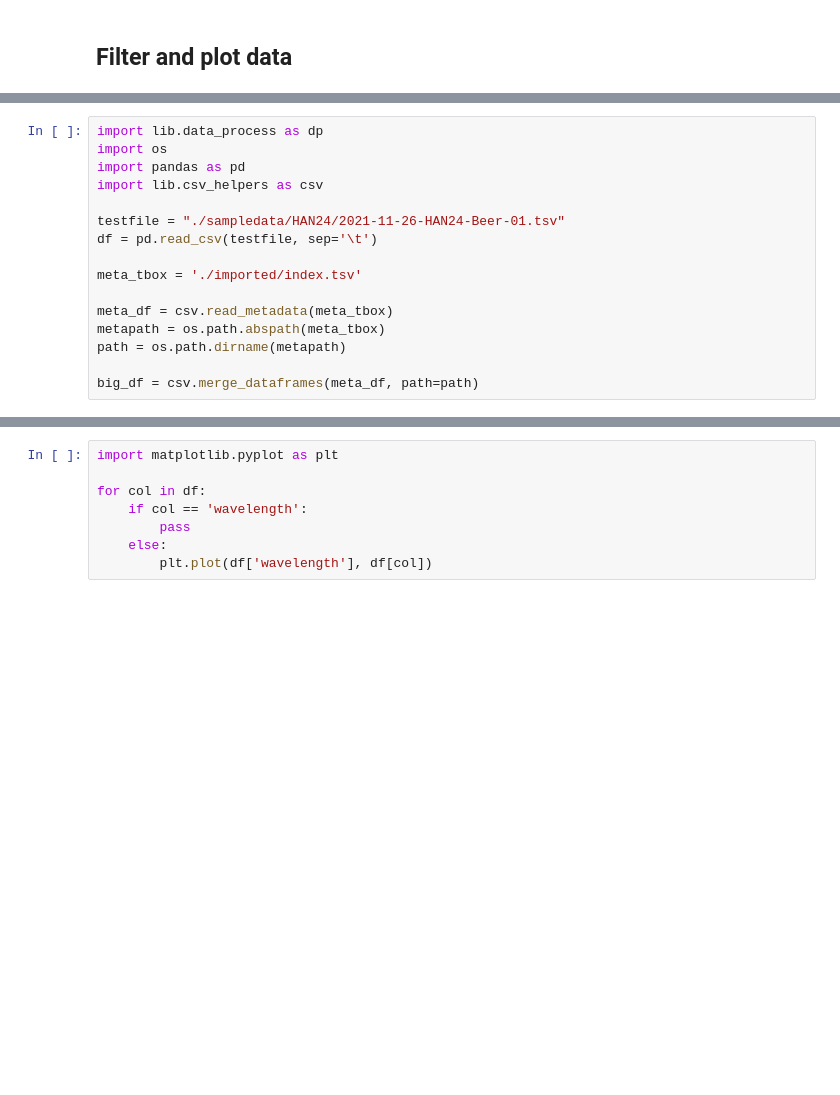
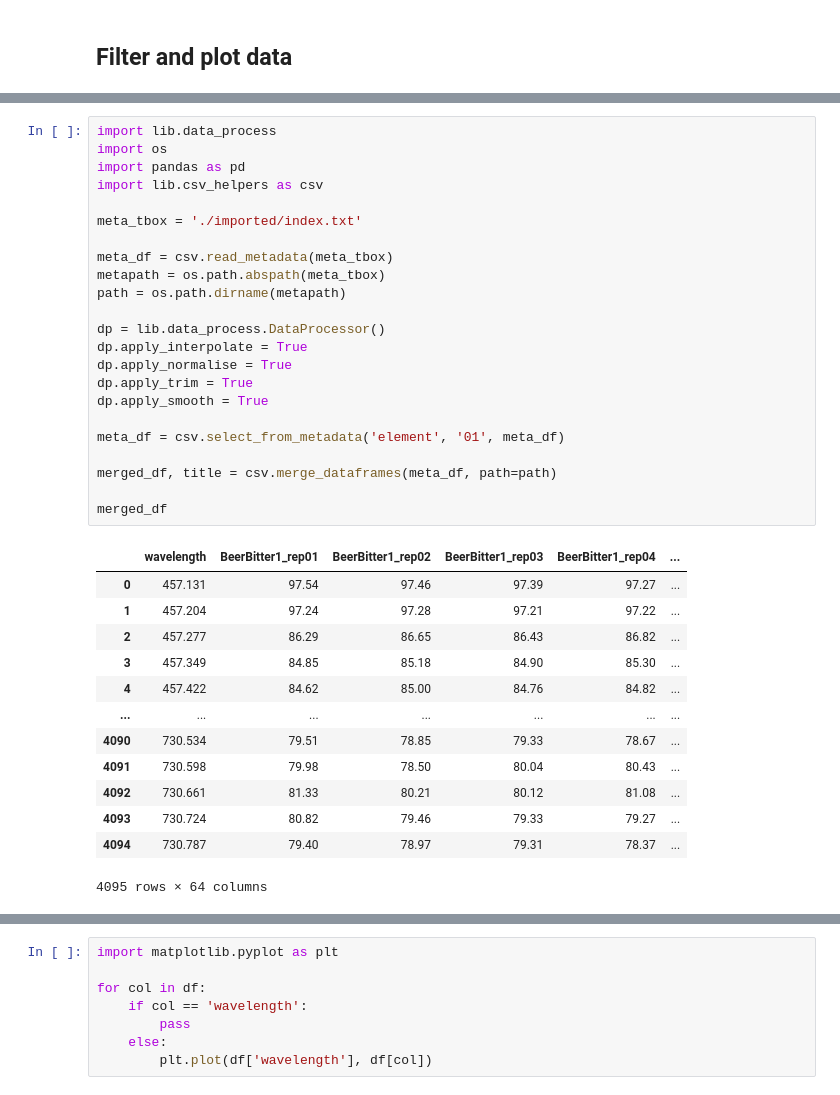
Before and after one commit to calcut/dwt-optical, a Jupyter notebook: csv_import_export.ipynb, the cells around one changed output, grey strips where cells are left out. Drawn from its saved outputs; the diff is of its cells as text; blank space fills up the shorter version.

```diff
--- a/csv_import_export.ipynb
+++ b/csv_import_export.ipynb
@@ -243,19 +322,40 @@ for e in elements:
 # %%
-import lib.data_process as dp
+import lib.data_process
 import os
 import pandas as pd
 import lib.csv_helpers as csv
 
-testfile = "./sampledata/HAN24/2021-11-26-HAN24-Beer-01.tsv"
-df = pd.read_csv(testfile, sep='\t')
-
-meta_tbox = './imported/index.tsv'
+meta_tbox = './imported/index.txt'
 
 meta_df = csv.read_metadata(meta_tbox)
 metapath = os.path.abspath(meta_tbox)
 path = os.path.dirname(metapath)
 
-big_df = csv.merge_dataframes(meta_df, path=path)
+dp = lib.data_process.DataProcessor()
+dp.apply_interpolate = True
+dp.apply_normalise = True
+dp.apply_trim = True
+dp.apply_smooth = True
+
+meta_df = csv.select_from_metadata('element', '01', meta_df)
+
+merged_df, title = csv.merge_dataframes(meta_df, path=path)
+
+merged_df
+# %% [output]
+|  | wavelength | BeerBitter1_rep01 | BeerBitter1_rep02 | BeerBitter1_rep03 | BeerBitter1_rep04 | ... |
+| 0 | 457.131 | 97.54 | 97.46 | 97.39 | 97.27 | ... |
+| 1 | 457.204 | 97.24 | 97.28 | 97.21 | 97.22 | ... |
+| 2 | 457.277 | 86.29 | 86.65 | 86.43 | 86.82 | ... |
+| 3 | 457.349 | 84.85 | 85.18 | 84.90 | 85.30 | ... |
+| 4 | 457.422 | 84.62 | 85.00 | 84.76 | 84.82 | ... |
+| ... | ... | ... | ... | ... | ... | ... |
+| 4090 | 730.534 | 79.51 | 78.85 | 79.33 | 78.67 | ... |
+| 4091 | 730.598 | 79.98 | 78.50 | 80.04 | 80.43 | ... |
+| 4092 | 730.661 | 81.33 | 80.21 | 80.12 | 81.08 | ... |
+| 4093 | 730.724 | 80.82 | 79.46 | 79.33 | 79.27 | ... |
+| 4094 | 730.787 | 79.40 | 78.97 | 79.31 | 78.37 | ... |
+4095 rows × 64 columns
 # %%
 %load_ext autoreload
 %autoreload 2
```
Also changed, not shown: parts of 25 cells of this notebook, 1 other file.
